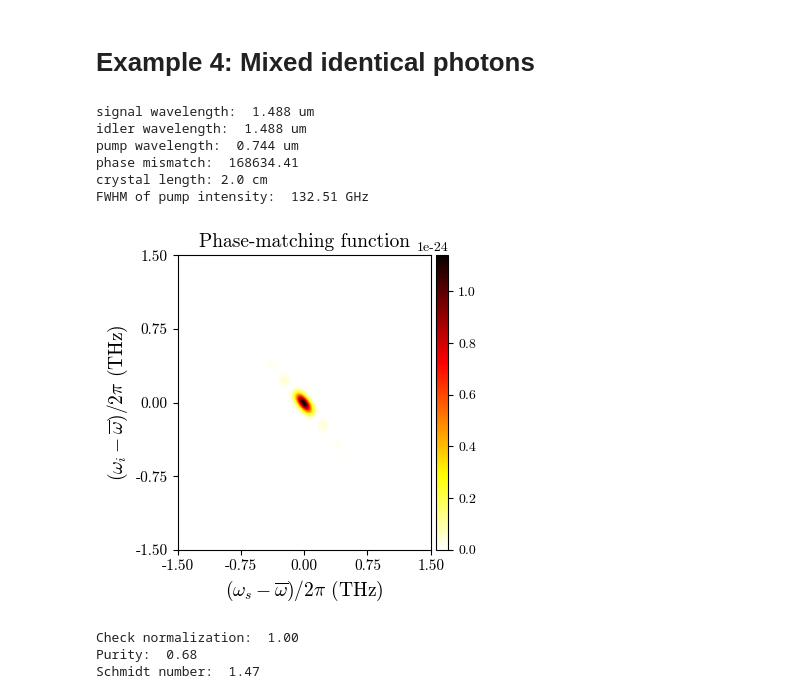
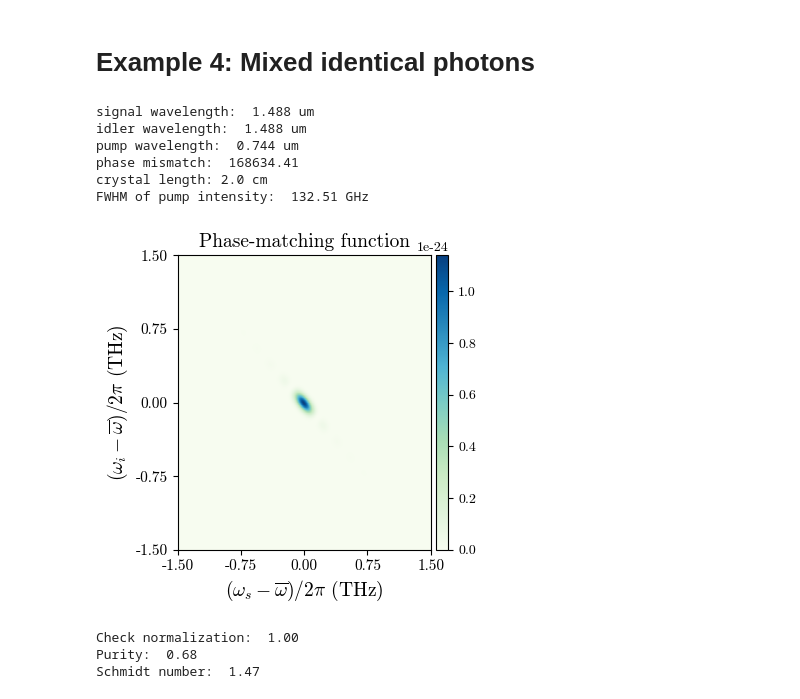
Before and after one commit to cdrago21/spectral-hom, a Jupyter notebook: examples/MixedPhotonsExample.ipynb, the cells around one changed output. Drawn from its saved outputs; the diff is of its cells as text; code cells hidden in the pictures.

```diff
--- a/examples/MixedPhotonsExample.ipynb
+++ b/examples/MixedPhotonsExample.ipynb
@@ -78,35 +78,37 @@ ticks_s = np.linspace(np.round(np.min((ws_range - omega_s_0) * 1e-12 / twopi), 2
 
 ticks_i = np.linspace(np.round(np.min((wi_range - omega_i_0) * 1e-12 / twopi), 2),
                       np.round(np.max((wi_range - omega_i_0) * 1e-12 / twopi), 2),
                       5)
 
 jsi = np.abs(jsa) ** 2
+
+cmap = 'GnBu'
 fig, ax = plt.subplots(figsize=(4, 4))
 im0 = ax.pcolormesh((WS_range - omega_s_0) * 1e-12 / twopi,
                     (WI_range - omega_i_0) * 1e-12 / twopi,
                     jsi,
                     #shading='gouraud',
                     #shading='flat',
                     vmin=jsi.min(),
                     vmax=jsi.max(),
-                    cmap='hot_r')
+                    cmap=cmap)
 ax.set_xlabel(r"$(\omega_s - \overline{\omega})/2\pi$ (THz)", fontsize=fs)
 ax.set_ylabel(r"$(\omega_i - \overline{\omega})/2\pi$ (THz)", fontsize=fs)
 ax.set_title(r"Phase-matching function", fontsize=fs)
 ax.tick_params(axis='both', labelsize=ts)
 ax.set_yticks(ticks_s)
 ax.set_xticks(ticks_i)
 plt.colorbar(im0, cax=make_axes_locatable(ax).append_axes("right", size="5%", pad=0.05))
 plt.tight_layout()
 plt.show()
 # %% [output]
 signal wavelength:  1.488 um
 idler wavelength:  1.488 um
 pump wavelength:  0.744 um
 phase mismatch:  168634.41
 crystal length: 2.0 cm
 FWHM of pump intensity:  132.51 GHz
-[figure, old version]
+[figure, new version]
 # %%
 # compute singular-value-decomposition of jsa
 U, S, Vh = np.linalg.svd(jsa)
```
Also changed, not shown: 7 other files.
